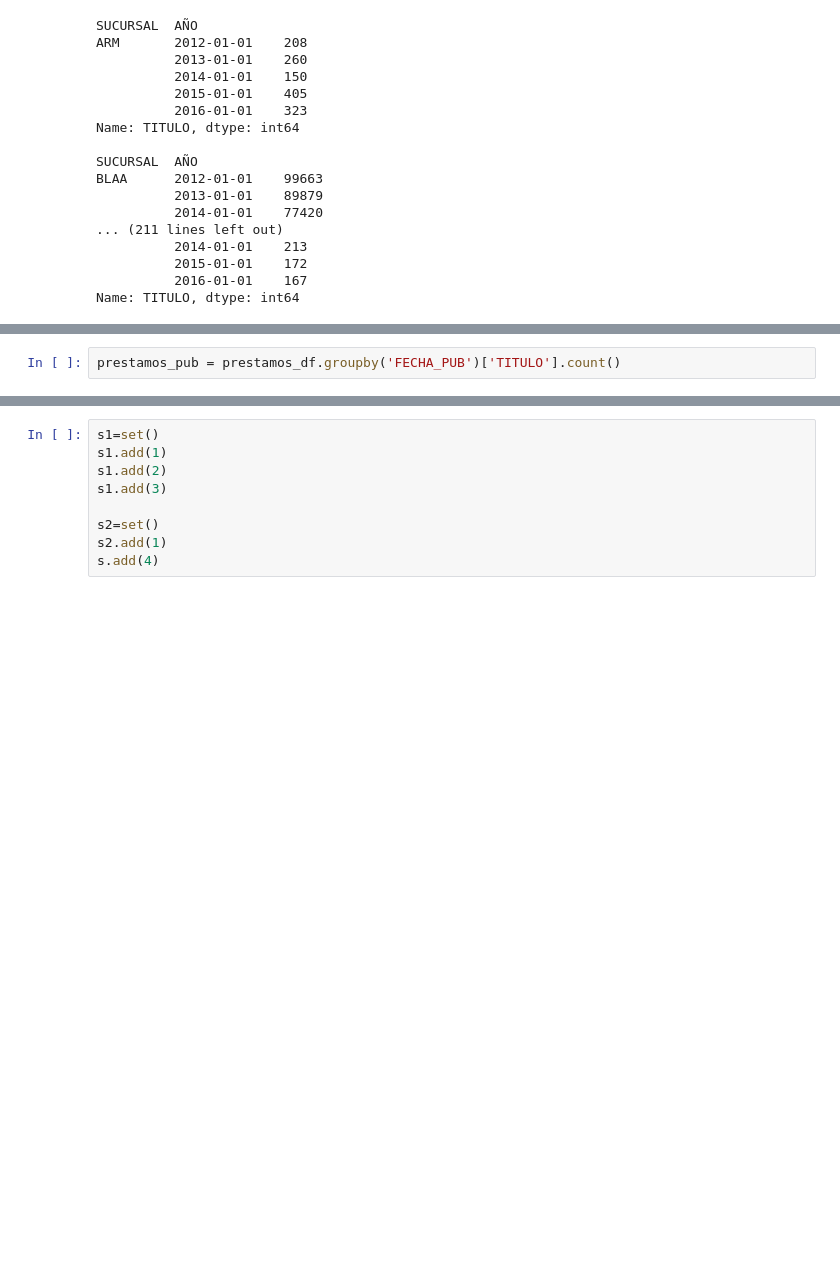
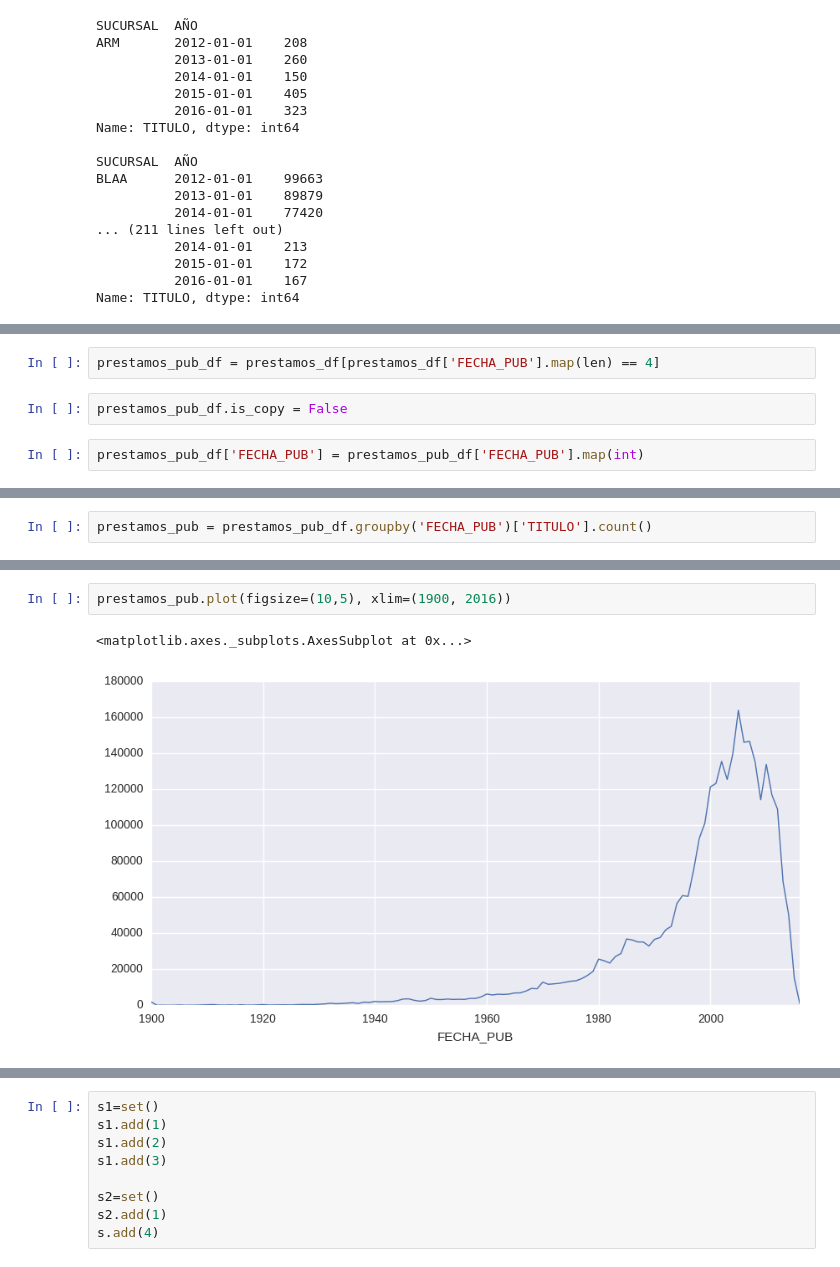
Before and after one commit to mavillard/colombia, a Jupyter notebook: prestamos_otros.ipynb, the cells around one changed output, grey strips where cells are left out. Drawn from its saved outputs; the diff is of its cells as text; blank space fills up the shorter version.

```diff
--- a/prestamos_otros.ipynb
+++ b/prestamos_otros.ipynb
@@ -539,0 +543,6 @@ Name: TITULO, dtype: int64
+# %%
+prestamos_pub_df = prestamos_df[prestamos_df['FECHA_PUB'].map(len) == 4]
+# %%
+prestamos_pub_df.is_copy = False
+# %%
+prestamos_pub_df['FECHA_PUB'] = prestamos_pub_df['FECHA_PUB'].map(int)
@@ -540,4 +551,4 @@ Name: TITULO, dtype: int64
 # %%
-prestamos_pub = prestamos_df.groupby('FECHA_PUB')['TITULO'].count()
+prestamos_pub = prestamos_pub_df.groupby('FECHA_PUB')['TITULO'].count()
 # %%
 prestamos_pub.plot(figsize=(10,5))
@@ -543,0 +558,5 @@ prestamos_pub.plot(figsize=(10,5))
+# %%
+prestamos_pub.plot(figsize=(10,5), xlim=(1900, 2016))
+# %% [output]
+<matplotlib.axes._subplots.AxesSubplot at 0x...>
+[figure, added]
```
Also changed, not shown: parts of 29 cells of this notebook.
